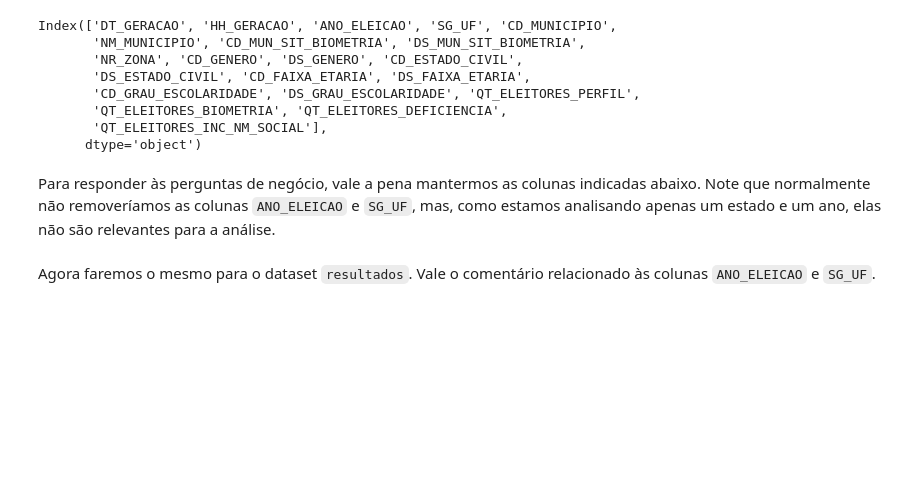
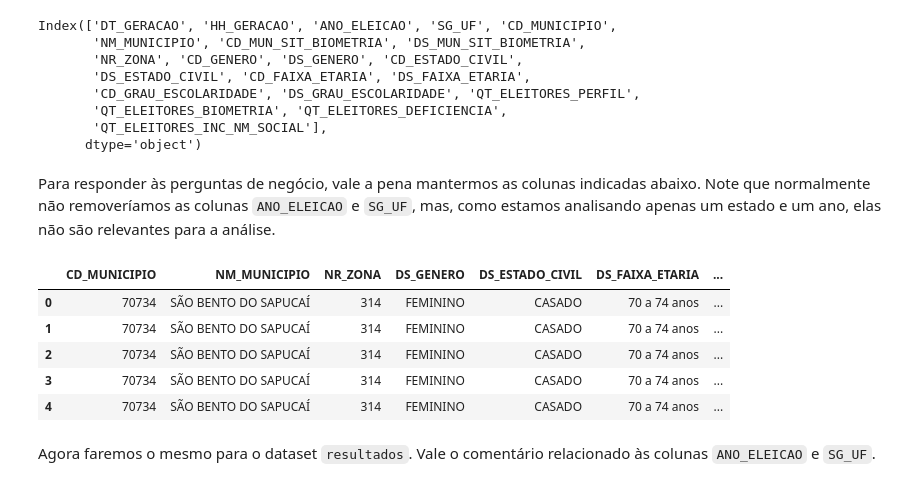
Before and after one commit to felipelmc/Desafio-RenovaBR, a Jupyter notebook: src/analysis.ipynb, the cells around one changed output. Cells and saved outputs as stored; diff of their text form; code cells hidden in the pictures; blank space fills up the shorter version.

```diff
--- a/src/analysis.ipynb
+++ b/src/analysis.ipynb
@@ -123,4 +128,13 @@ eleitorado_filt = eleitorado[eleitorado_colunas]
 assert eleitorado.shape[0] == eleitorado_filt.drop_duplicates().shape[0]
+# %%
+eleitorado_filt.head()
+# %% [output]
+|  | CD_MUNICIPIO | NM_MUNICIPIO | NR_ZONA | DS_GENERO | DS_ESTADO_CIVIL | DS_FAIXA_ETARIA | ... |
+| 0 | 70734 | SÃO BENTO DO SAPUCAÍ | 314 | FEMININO | CASADO | 70 a 74 anos | ... |
+| 1 | 70734 | SÃO BENTO DO SAPUCAÍ | 314 | FEMININO | CASADO | 70 a 74 anos | ... |
+| 2 | 70734 | SÃO BENTO DO SAPUCAÍ | 314 | FEMININO | CASADO | 70 a 74 anos | ... |
+| 3 | 70734 | SÃO BENTO DO SAPUCAÍ | 314 | FEMININO | CASADO | 70 a 74 anos | ... |
+| 4 | 70734 | SÃO BENTO DO SAPUCAÍ | 314 | FEMININO | CASADO | 70 a 74 anos | ... |
 # %% [markdown]
 Agora faremos o mesmo para o dataset `resultados`. Vale o comentário relacionado às colunas `ANO_ELEICAO` e `SG_UF`.
 # %%
```
Also changed, not shown: parts of 33 cells of this notebook, 3 other files.
